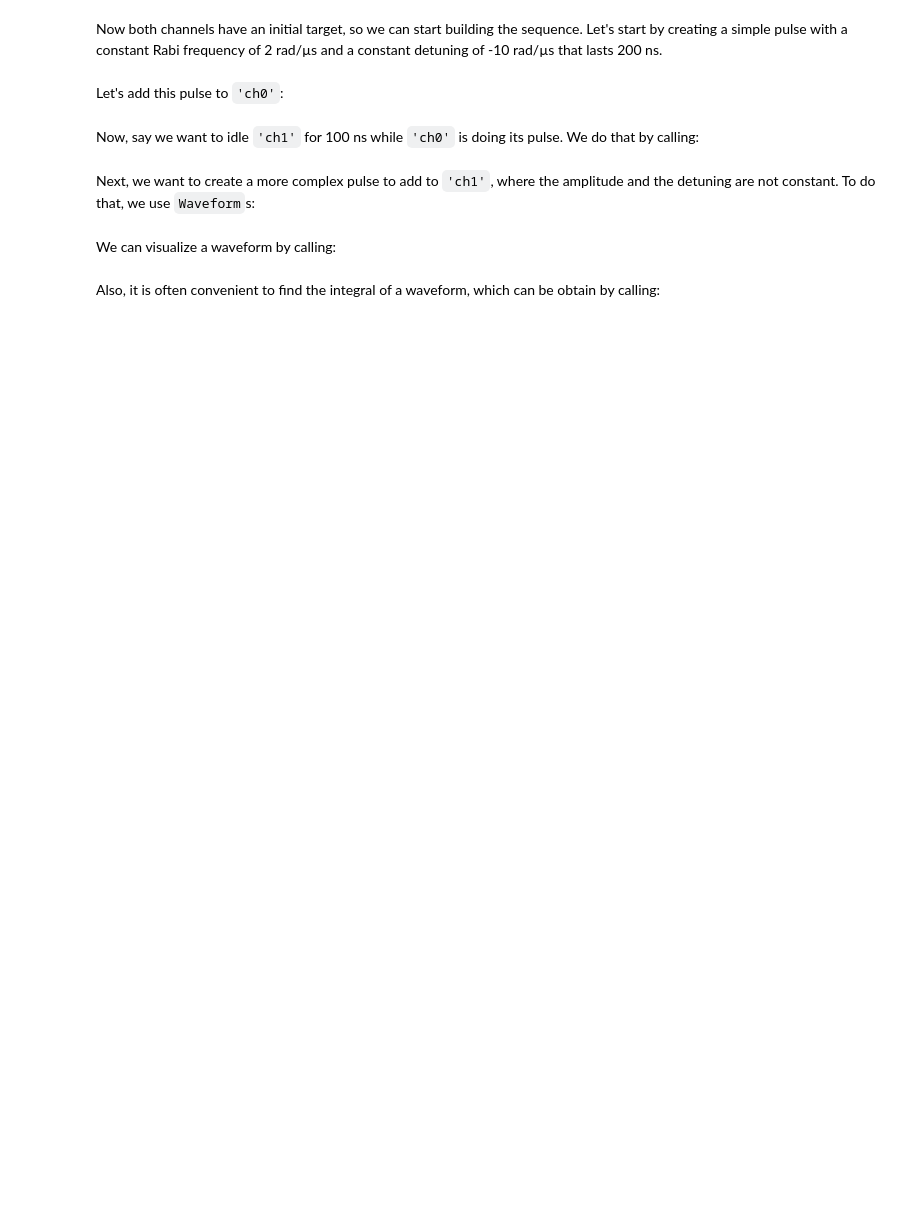
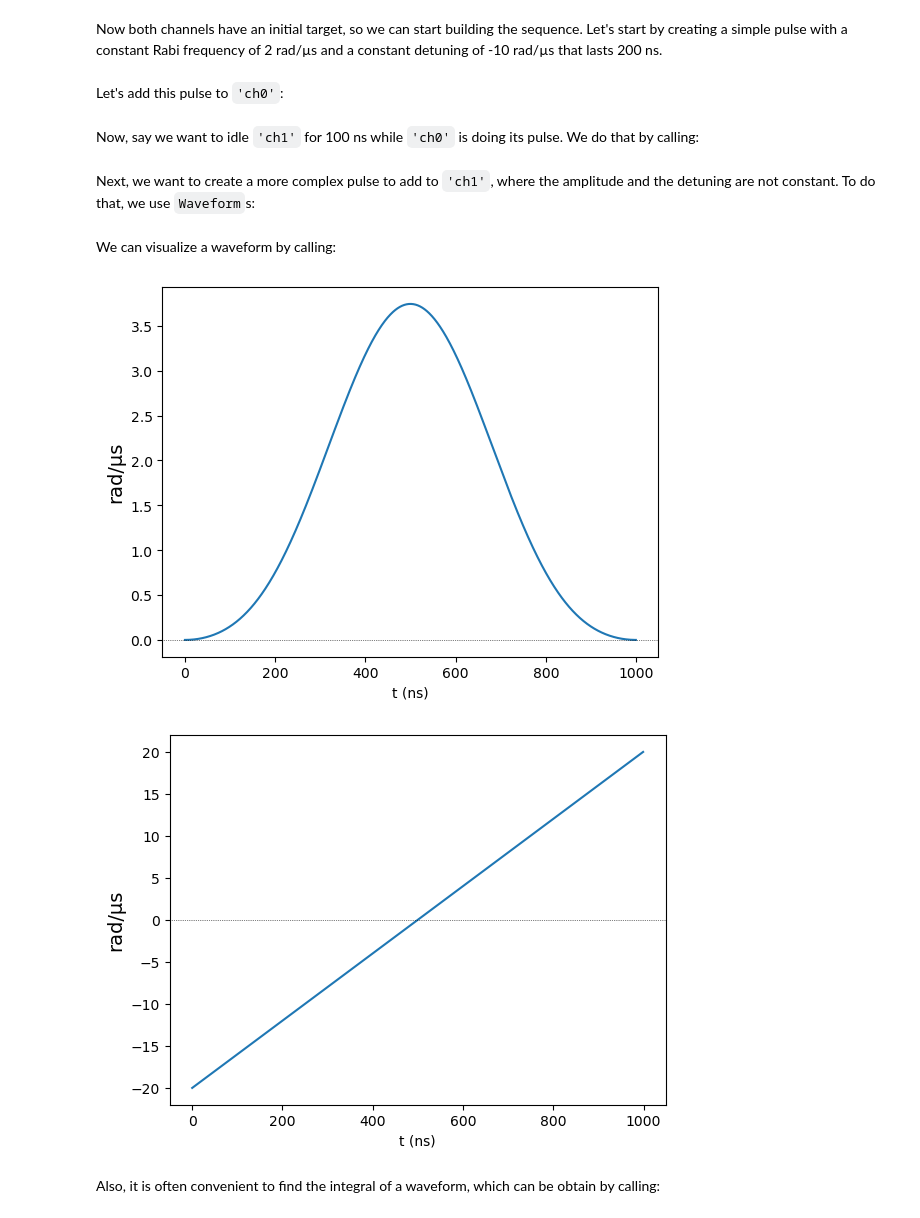
Before and after one commit to vdrouint/Pulser-tutorial-only, a Jupyter notebook: tutorials/creating_sequences.ipynb, the cells around one changed output. Saved outputs shown, nothing was run; the diff lists cells and outputs as text; code cells hidden in the pictures; blank space fills up the shorter version.

```diff
--- a/tutorials/creating_sequences.ipynb
+++ b/tutorials/creating_sequences.ipynb
@@ -104,6 +165,10 @@ detuning_wf = RampWaveform(
 We can visualize a waveform by calling:
 # %%
 amp_wf.draw()
+detuning_wf.draw()
+# %% [output]
+[figure, added]
+[figure, added]
 # %% [markdown]
 Also, it is often convenient to find the integral of a waveform, which can be obtain by calling:
 # %%
```
Also changed, not shown: parts of 23 cells of this notebook, 2 other files.
